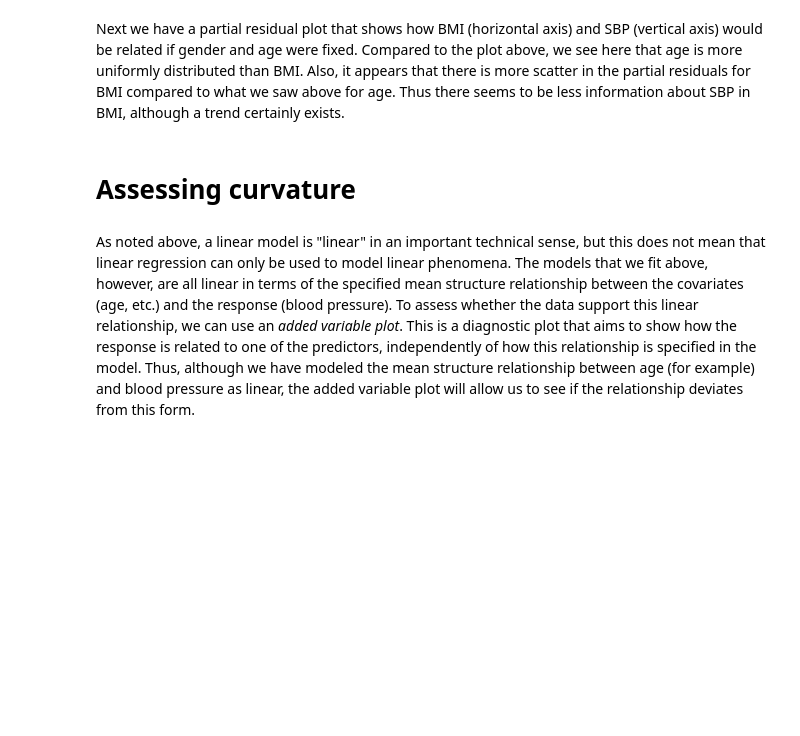
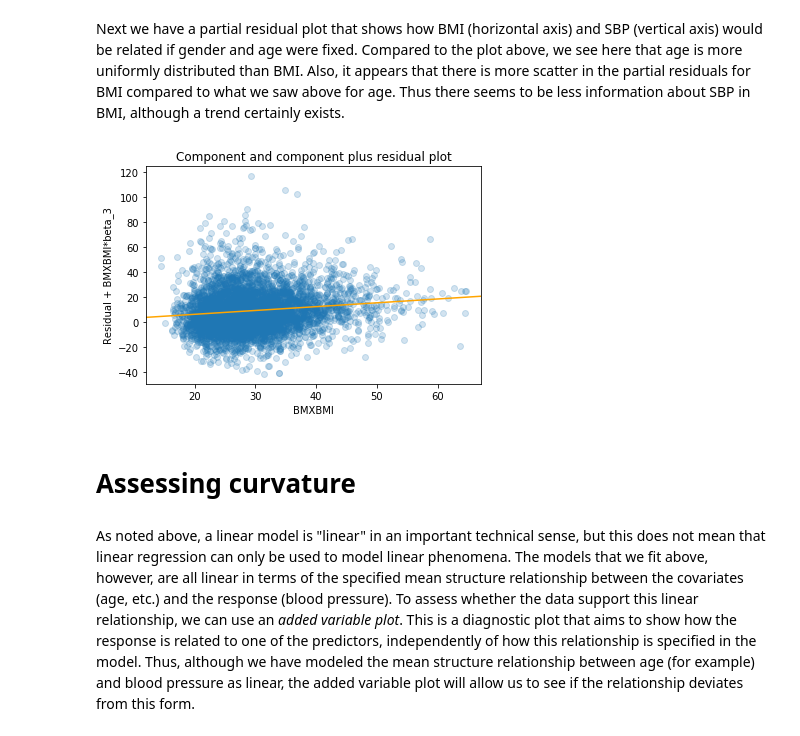
Before and after one commit to kshedden/workshops, a Jupyter notebook: basic_regression/notebooks/nhanes_ols.ipynb, the cells around one changed output. Drawn from its saved outputs; the diff is of its cells as text; code cells hidden in the pictures; blank space fills up the shorter version.

````diff
--- a/basic_regression/notebooks/nhanes_ols.ipynb
+++ b/basic_regression/notebooks/nhanes_ols.ipynb
@@ -523,12 +611,12 @@ scatter in the partial residuals for BMI compared to what we saw above
 for age. Thus there seems to be less information about SBP in BMI,
 although a trend certainly exists.
 # %%
-```python
 ax = plt.axes()
 plot_ccpr(result, "BMXBMI", ax)
 ax.lines[0].set_alpha(0.2)
 ax.lines[1].set_color('orange')
-```
+# %% [output]
+[figure, added]
 # %% [markdown]
 # Assessing curvature
 # %% [markdown]
````
Also changed, not shown: parts of 21 cells of this notebook, 3 other files.
